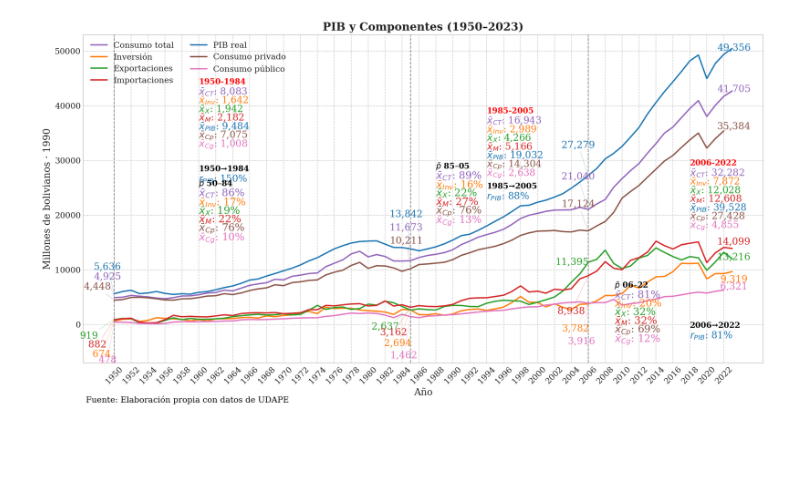
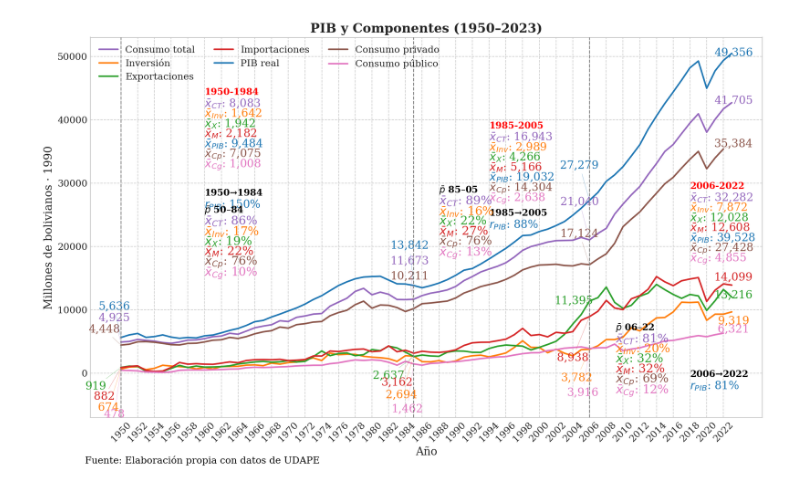
Before and after one commit to navi0369/proyectomacro, a Jupyter notebook: notebooks/tesis/serie_completa/pib/pib_tipo_de_gasto_serie_completa.ipynb, the cells around one changed output. Drawn from its saved outputs; the diff is of its cells as text; code cells hidden in the pictures; blank space fills up the shorter version.

```diff
--- a/notebooks/tesis/serie_completa/pib/pib_tipo_de_gasto_serie_completa.ipynb
+++ b/notebooks/tesis/serie_completa/pib/pib_tipo_de_gasto_serie_completa.ipynb
@@ -326,11 +281,15 @@ component_colors = {
     "consumo_publico":              cmap(6),  # rosa     → Cg
 }
 # ── 5. Crear figura y trazar ────────────────────────────────────────
-fig, ax = plt.subplots(figsize=(15,8))
-
-for i,(col,label) in enumerate(componentes):
-    ax.plot(df.index, df[col], label=label, color=component_colors[col])
-
+fig, ax = init_base_plot(
+    df=df,
+    series=componentes,
+    colors=component_colors,
+    title=f"PIB y Componentes ({df.index[0]}–{df.index[-1]})",
+    xlabel="Año",
+    ylabel="Millones de bolivianos · 1990",
+    source_text="Fuente: Elaboración propia con datos de UDAPE"
+)
 # ── 6. Dibujar líneas verticales de hitos ───────────────────────────
 add_hitos(ax, df.index, hitos_v, hitos_offset)
 #7 anotaciones
@@ -377,47 +336,31 @@ line_spacing = y_max * 0.030
 
 add_cycle_means_multi(
     ax,
     cycle_stats,
     text_offsets,
     abbr_map=abbr,
     colors=component_colors,
     line_spacing=line_spacing
 )
 periodos_participacion = [
     (1950, 1984),
     (1985, 2005),
     (2006, 2022),
 ]
 add_participation_cycle_boxes(
     ax,
     df,
     periodos_participacion,
     [ 'gastos_consumo', 'formacion_capital', 'exportacion_bienes_servicios', 'importacion_bienes', 'consumo_privado', 'consumo_publico'],
     'pib_real_base_1990',
     participation_offsets,
     abbr,
     component_colors,
 )
 
-# ── 9. Formato final ────────────────────────────────────────────────
-ax.set_title(f"PIB y Componentes ({df.index[0]}–{df.index[-1]})", fontweight='bold')
-ax.set_xlabel("Año")
-ax.set_ylabel("Millones de bolivianos · 1990")
-ax.set_xticks(df.index[::max(1,len(df)//31)])
-ax.tick_params(axis='x', rotation=45)
-ax.legend(loc='upper left', ncol=2)
 ax.set_ylim(-7000, df.max().max() * 1.05)
-
-fig.text(
-    0.07, 0.005,
-    "Fuente: Elaboración propia con datos de UDAPE",
-    ha="left", va="bottom",
-    fontsize=12, color="black",
-    transform=fig.transFigure
-)
-
 plt.tight_layout()
 plt.savefig(os.path.join(output_dir, "pib_componentes_2.png"))
 plt.show()
 # %% [output]
-[figure, old version]
+[figure, new version]
```
Also changed, not shown: parts of 1 cell of this notebook, 12 other files.
